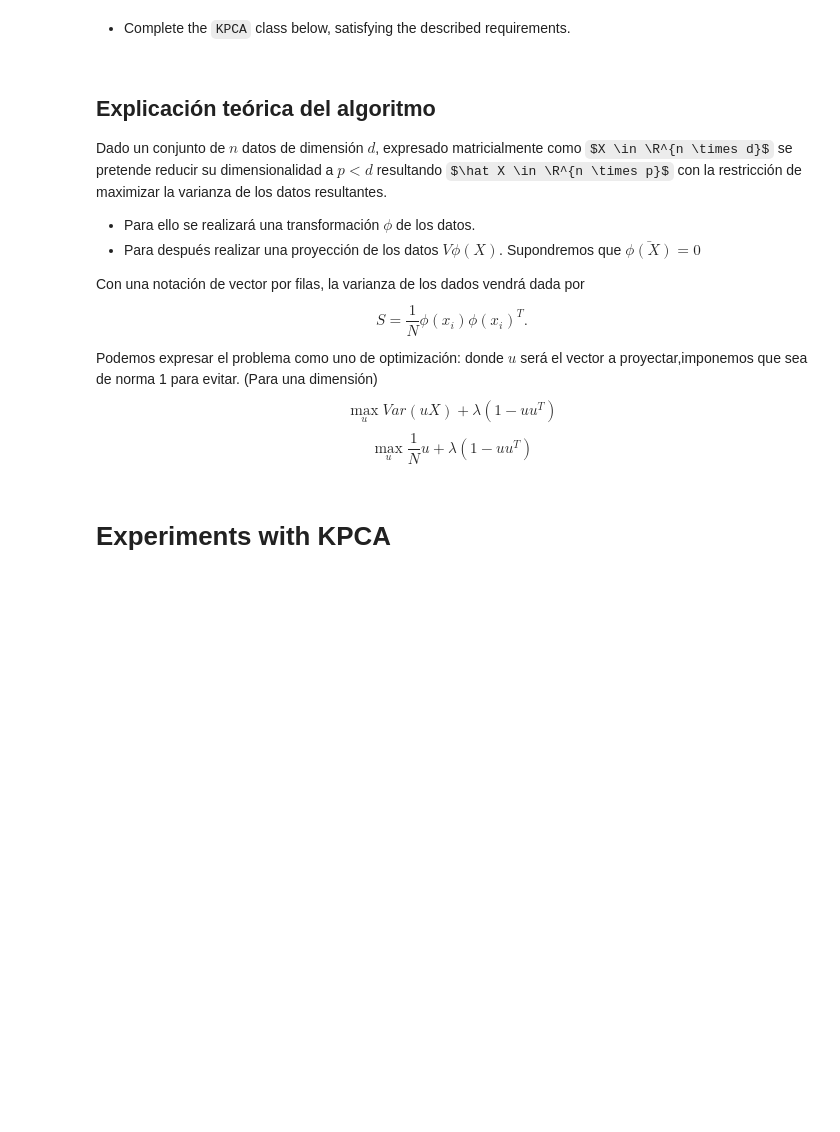
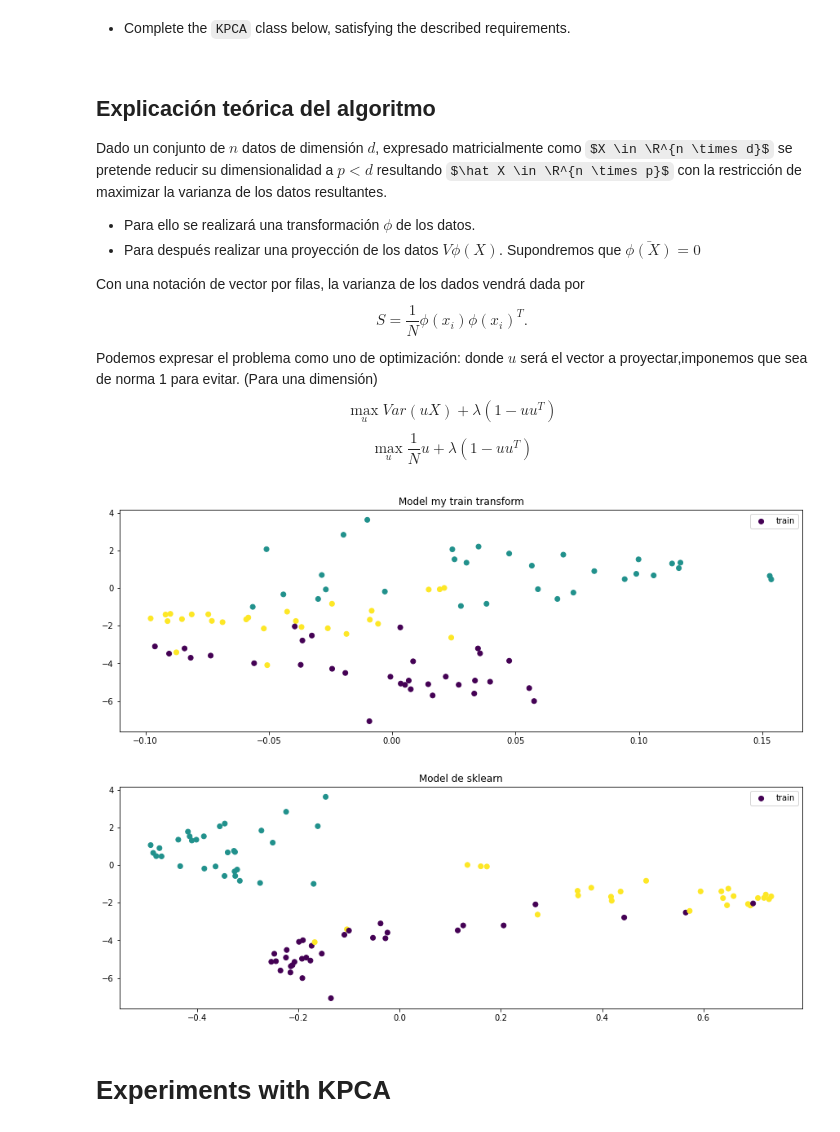
Before and after one commit to BlancaCC/MetodoAvanzadosAprendizajeAutomatico, a Jupyter notebook: DimensionReduction/MAAA-22_23-KPCA_Qst.ipynb, the cells around one changed output. Saved outputs shown, nothing was run; the diff lists cells and outputs as text; code cells hidden in the pictures; some formulas as TeX source; blank space fills up the shorter version.

Commit message:
Transformed added

```diff
--- a/DimensionReduction/MAAA-22_23-KPCA_Qst.ipynb
+++ b/DimensionReduction/MAAA-22_23-KPCA_Qst.ipynb
@@ -107,7 +107,7 @@ $$
 $$
 # %%
 from sklearn.metrics.pairwise import rbf_kernel, linear_kernel
-from sklearn.preprocessing import KernelCenterer, StandardScaler
+from sklearn.preprocessing import KernelCenterer
 
 class KPCA():
     """
@@ -143,49 +143,85 @@ class KPCA():
             raise AttributeError(f'Not valid kernel type: {self.kernel}')
 
         # Scaler
-        self.scaler = StandardScaler(with_std = False) # No queremos que nos modifique la varianza de los datos (pero sí la media)
+        #self.scaler = StandardScaler(with_std = False) # No queremos que nos modifique la varianza de los datos (pero sí la media)
 
     def fit(self, X):
         # Computation of the projection direction (complete).
         # ...
-        self.scaler.fit(X) # Trasladamos los datos para que tenga media 0
-        self.X_centered = self.scaler.transform(X)
+        #self.scaler.fit(X) # Trasladamos los datos para que tenga media 0
+        self.X_centered = X #self.scaler.transform(X)
 
         # Sacamos el kernel
         N = len(X)
-        self.kernel_matrix= self.kernel_center(self.X_centered,self.X_centered)
+        K = np.array(self.kernel_function(X, X))
+        self.transformer = KernelCenterer().fit(K)
+
+        self.kernel_matrix= self.transformer.transform(K)
 
         # TODO: utilizar eig scipy
         valores_propios , vectores_propios = np.linalg.eig(self.kernel_matrix)
         valor_vector = list(zip(valores_propios, vectores_propios))
         valor_vector.sort(key = lambda k: k[0], reverse = True)
         # ordenamos en orden de vector propio
         valor_vector = valor_vector[: self.n_components]
 
         # Escalar la a
         self.a_escalada = list( map( lambda k: k[1]/ np.sqrt(k[0]), valor_vector) )
         # Guardamos los valores
         self.L = list( map( lambda k: np.sqrt(k[0]), valor_vector) )
 
         return self
 
     def transform(self, X):
         # Computation of the projected components (complete).
         # TODO comprobar el funcionamiento de la matriz de kernel centrada
-        X_new_centered = self.scaler.transform(X)
-        kernel_matrix = self.kernel_function(self.X_centered, X_new_centered)
+        X_new_centered = X#self.scaler.transform(X)
+        kernel_matrix = self.kernel_function(self.X_centered, X_new_centered) # Kernel sin centrar
+        kernel_matrix = self.transformer.transform(kernel_matrix) # central kernel
         return self.a_escalada @ kernel_matrix
 
     def fit_transform(self, X ):
         # Computation of the projected components over X just after training with it (complete).
         # Este sería la buena, pa no tener que almacenarla
         self.fit(X)
         #return np.multiply(self.a_escalada[0], self.L)
         return self.transform(X)
 
+    # Borrar
     def kernel_center(self, X_1,X_2):
         kernel_matrix = np.array(self.kernel_function(X_1, X_2))
         return KernelCenterer(kernel_matrix)
+
+
+# Borrar
+def muestraSimple(Xx,Xy, Y, title):
+    plt.scatter(Xx, Xy,c=Y, label='train')
+    plt.title(title)
+    plt.legend()
+    plt.show()
+
+from sklearn.decomposition import KernelPCA
+from sklearn.datasets import make_blobs
+
+kernel = 'rbf'
+n_components=1
+
+X, y = make_blobs(random_state=seed)
+X_train = X[:90,:]; y_train=y[:90]
+X_new = X[90:,:]; y_new=y[90:]
+
+# Model definition
+model_my = KPCA(n_components=n_components, kernel='rbf')
+model_sk = KernelPCA(kernel=kernel, n_components=n_components)
+
+# Training of the models
+model_my.fit(X_train)
+model_sk.fit(X_train)
+muestraSimple(model_my.transform(X_train), X_train[:,1],y_train,'Model my train transform')
+muestraSimple(model_sk.transform(X_train), X_train[:,1],y_train,'Model de sklearn')
+# %% [output]
+[figure, added]
+[figure, added]
 # %% [markdown]
 # Experiments with KPCA
 # %% [markdown]
```
Also changed, not shown: parts of 7 cells of this notebook.
